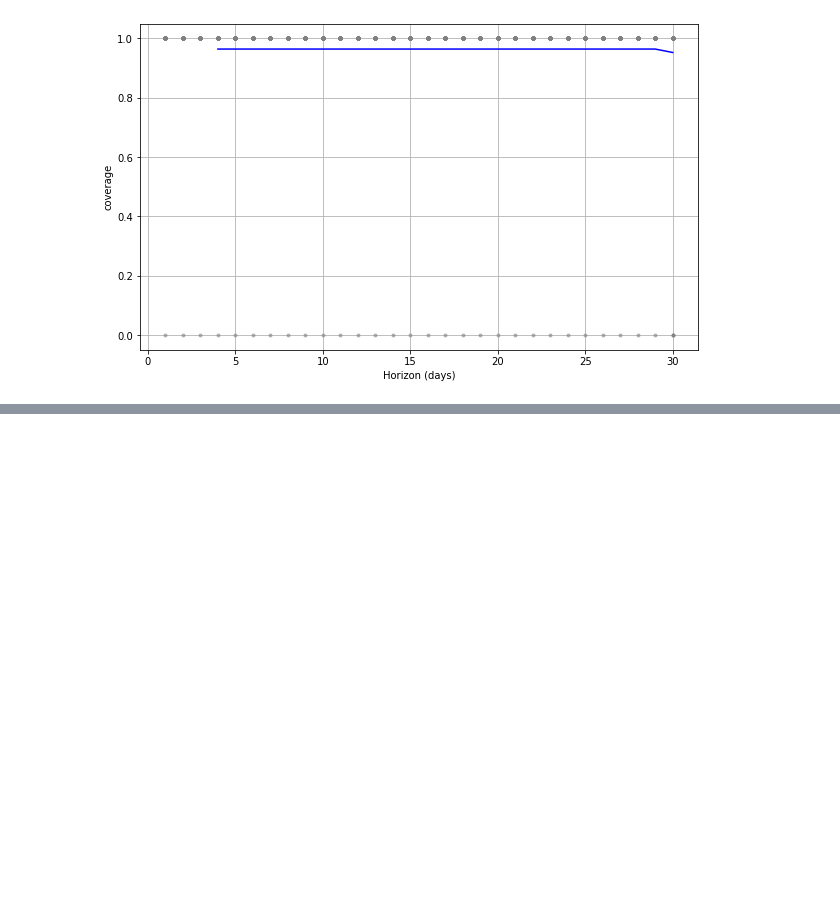
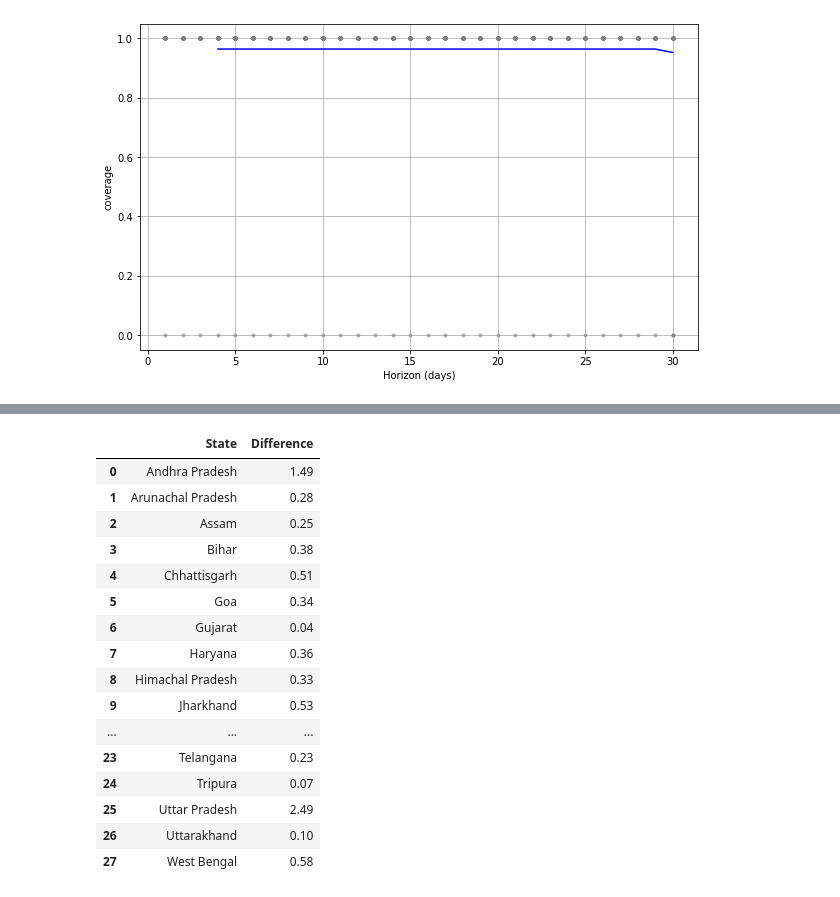
Before and after one commit to AbinashSamal828/FoSC, a Jupyter notebook: FoSC.ipynb, the cells around one changed output, grey strips where cells are left out. Saved outputs shown, nothing was run; the diff lists cells and outputs as text; code cells hidden in the pictures; blank space fills up the shorter version.

```diff
--- a/FoSC.ipynb
+++ b/FoSC.ipynb
@@ -163,0 +165,20 @@ THE MOST DEFICIET IS : -0.12000000000000001 million metric tons
+# %%
+data_cnf.loc[data_cnf['Difference'] == data_cnf['Difference'] ]
+# %% [output]
+|  | State | Difference |
+| 0 | Andhra Pradesh | 1.49 |
+| 1 | Arunachal Pradesh | 0.28 |
+| 2 | Assam | 0.25 |
+| 3 | Bihar | 0.38 |
+| 4 | Chhattisgarh | 0.51 |
+| 5 | Goa | 0.34 |
+| 6 | Gujarat | 0.04 |
+| 7 | Haryana | 0.36 |
+| 8 | Himachal Pradesh | 0.33 |
+| 9 | Jharkhand | 0.53 |
+| ... | ... | ... |
+| 23 | Telangana | 0.23 |
+| 24 | Tripura | 0.07 |
+| 25 | Uttar Pradesh | 2.49 |
+| 26 | Uttarakhand | 0.10 |
+| 27 | West Bengal | 0.58 |
```
Also changed, not shown: parts of 8 cells of this notebook, 14 other files.
